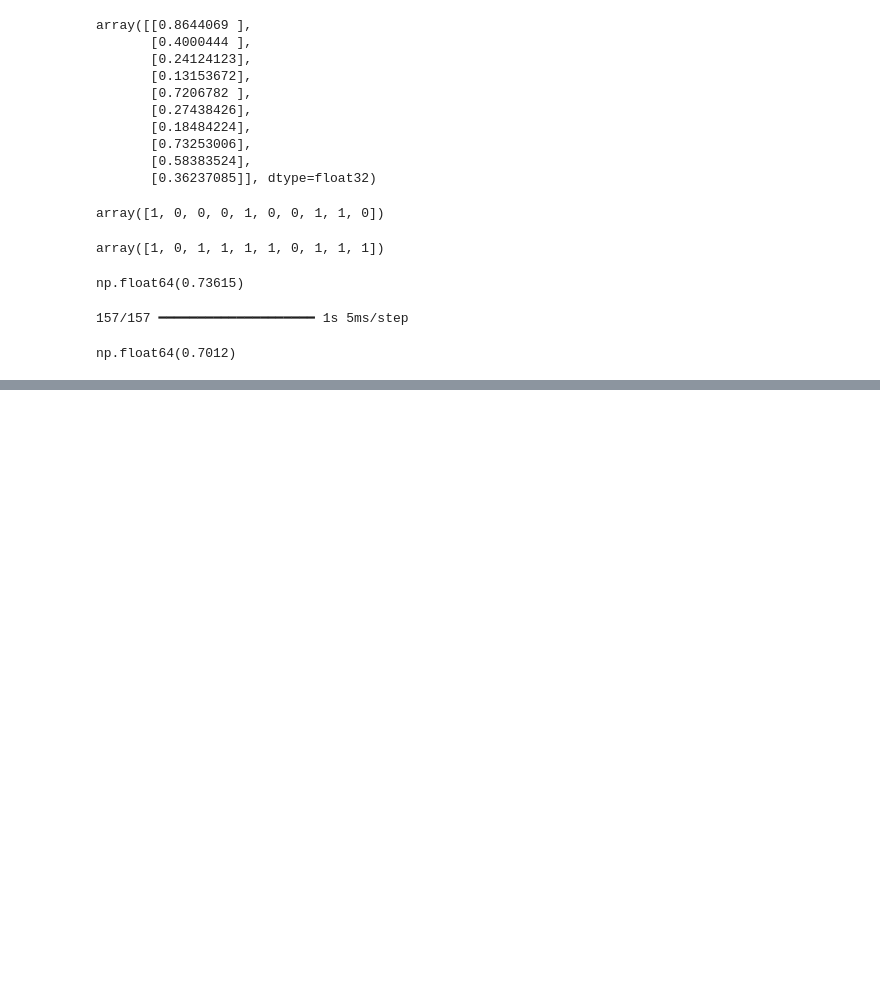
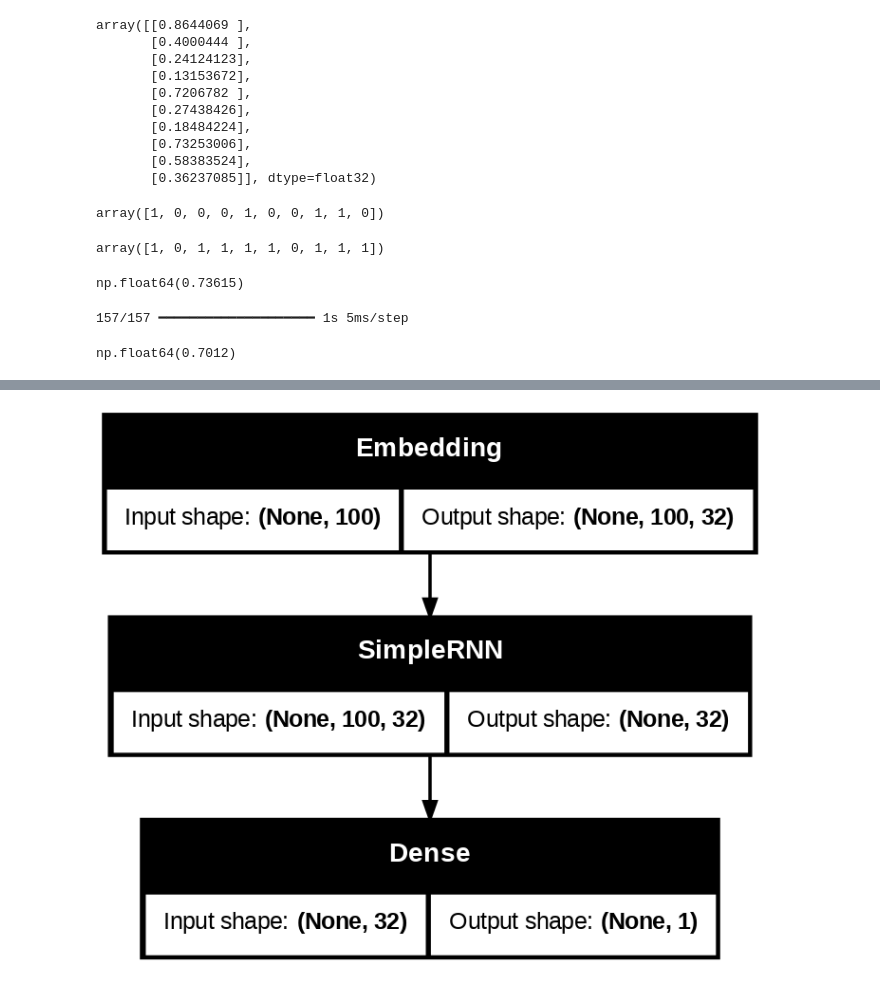
Before and after one commit to JakeOh/202505_BD50, a Jupyter notebook: lab_da/ml20_rnn.ipynb, the cells around one changed output, grey strips where cells are left out. Cells and saved outputs as stored; diff of their text form; code cells hidden in the pictures; blank space fills up the shorter version.

```diff
--- a/lab_da/ml20_rnn.ipynb
+++ b/lab_da/ml20_rnn.ipynb
@@ -477,0 +491,3 @@ np.float64(0.7012)
+# %%
+(x_train_full, y_train_full), (x_test, y_test) = \
+        keras.datasets.imdb.load_data(num_words=500)
@@ -477,0 +517,11 @@ np.float64(0.7012)
+# %%
+tf.random.set_seed(42)
+np.random.seed(42)
+
+rnn_2 = keras.Sequential()
+rnn_2.add(keras.Input(shape=(100,)))
+rnn_2.add(keras.layers.Embedding(input_dim=500, output_dim=32))
+rnn_2.add(keras.layers.SimpleRNN(units=32, dropout=0.3))
+rnn_2.add(keras.layers.Dense(units=1, activation='sigmoid'))
+
+rnn_2.summary()
@@ -477,0 +542,4 @@ np.float64(0.7012)
+# %%
+keras.utils.plot_model(rnn_2, show_shapes=True, dpi=128)
+# %% [output]
+[figure, added]
```
Also changed, not shown: parts of 15 cells of this notebook.
